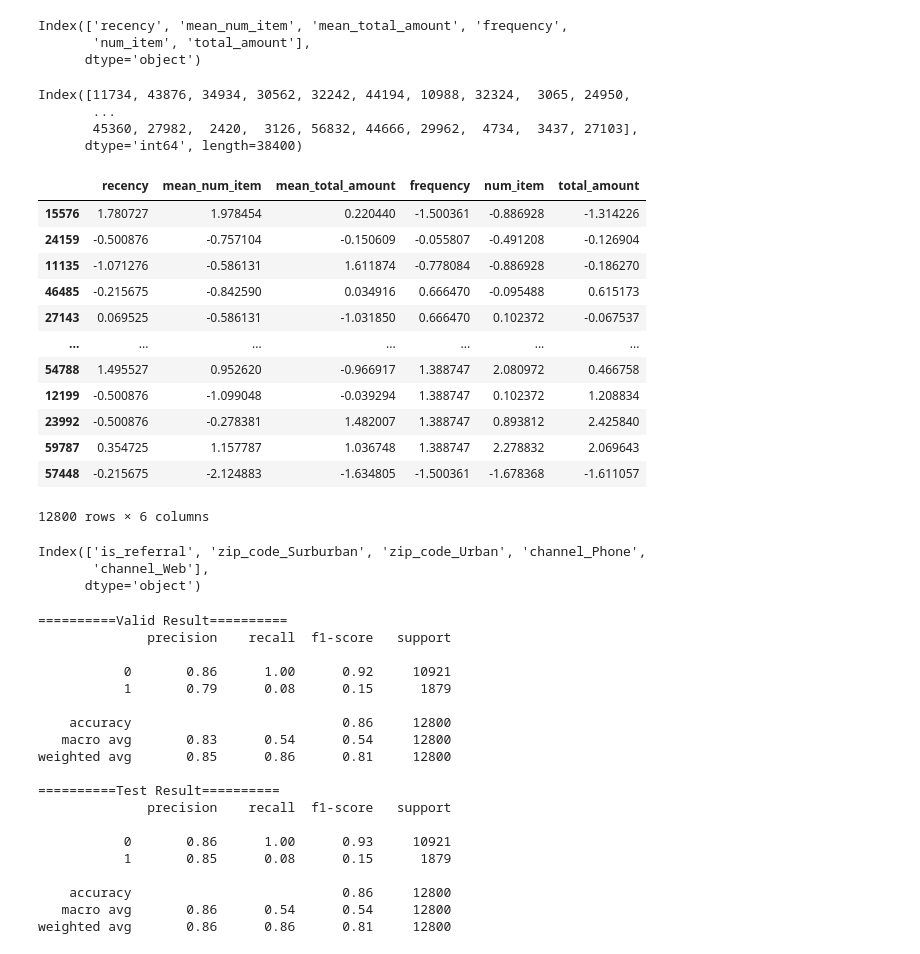
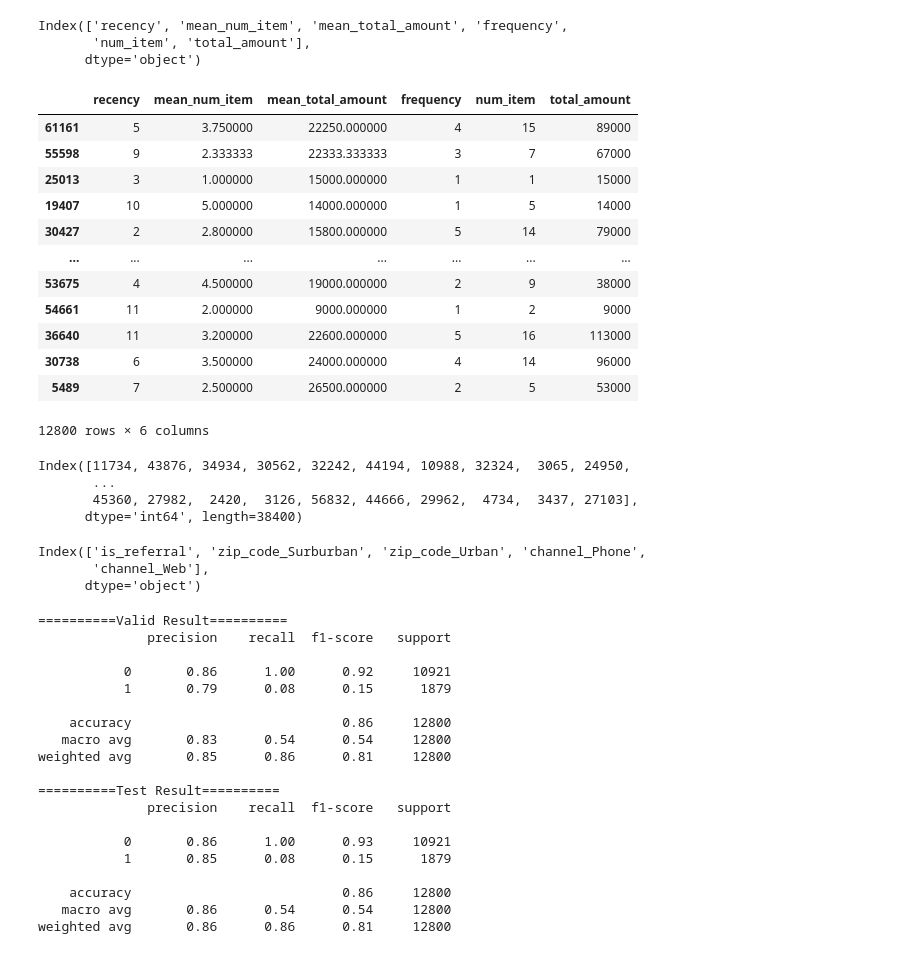
Before and after one commit to eunso03/fintech, a Jupyter notebook: 05machine_learning/12지도학습_분류분석_KNN_SVM_프로모션_효율예측분석.ipynb, the cells around one changed output. Cells and saved outputs as stored; diff of their text form; code cells hidden in the pictures.

```diff
--- a/05machine_learning/12지도학습_분류분석_KNN_SVM_프로모션_효율예측분석.ipynb
+++ b/05machine_learning/12지도학습_분류분석_KNN_SVM_프로모션_효율예측분석.ipynb
@@ -915,6 +928,22 @@ Index(['recency', 'mean_num_item', 'mean_total_amount', 'frequency',
       dtype='object')
 # %%
 num_cols = X_train_num.columns
+# %%
+X_valid[num_cols]
+# %% [output]
+|  | recency | mean_num_item | mean_total_amount | frequency | num_item | total_amount |
+| 61161 | 5 | 3.750000 | 22250.000000 | 4 | 15 | 89000 |
+| 55598 | 9 | 2.333333 | 22333.333333 | 3 | 7 | 67000 |
+| 25013 | 3 | 1.000000 | 15000.000000 | 1 | 1 | 15000 |
+| 19407 | 10 | 5.000000 | 14000.000000 | 1 | 5 | 14000 |
+| 30427 | 2 | 2.800000 | 15800.000000 | 5 | 14 | 79000 |
+| ... | ... | ... | ... | ... | ... | ... |
+| 53675 | 4 | 4.500000 | 19000.000000 | 2 | 9 | 38000 |
+| 54661 | 11 | 2.000000 | 9000.000000 | 1 | 2 | 9000 |
+| 36640 | 11 | 3.200000 | 22600.000000 | 5 | 16 | 113000 |
+| 30738 | 6 | 3.500000 | 24000.000000 | 4 | 14 | 96000 |
+| 5489 | 7 | 2.500000 | 26500.000000 | 2 | 5 | 53000 |
+12800 rows × 6 columns
 # %%
 ss = StandardScaler()
 ss.fit(X_train_num)
@@ -933,27 +962,11 @@ ss_X_train_num = pd.DataFrame(X_train_num_temp, columns=num_cols, index=X_train_
 ss_X_valid_num = pd.DataFrame(X_valid_num_temp, columns=num_cols, index=X_valid.index)
 ss_X_test_num = pd.DataFrame(X_test_num_temp, columns=num_cols, index=X_test.index)
 # %%
-ss_X_test_num
+X_train_cat.columns
 # %% [output]
-|  | recency | mean_num_item | mean_total_amount | frequency | num_item | total_amount |
-| 15576 | 1.780727 | 1.978454 | 0.220440 | -1.500361 | -0.886928 | -1.314226 |
-| 24159 | -0.500876 | -0.757104 | -0.150609 | -0.055807 | -0.491208 | -0.126904 |
-| 11135 | -1.071276 | -0.586131 | 1.611874 | -0.778084 | -0.886928 | -0.186270 |
-| 46485 | -0.215675 | -0.842590 | 0.034916 | 0.666470 | -0.095488 | 0.615173 |
-| 27143 | 0.069525 | -0.586131 | -1.031850 | 0.666470 | 0.102372 | -0.067537 |
-| ... | ... | ... | ... | ... | ... | ... |
-| 54788 | 1.495527 | 0.952620 | -0.966917 | 1.388747 | 2.080972 | 0.466758 |
-| 12199 | -0.500876 | -1.099048 | -0.039294 | 1.388747 | 0.102372 | 1.208834 |
-| 23992 | -0.500876 | -0.278381 | 1.482007 | 1.388747 | 0.893812 | 2.425840 |
-| 59787 | 0.354725 | 1.157787 | 1.036748 | 1.388747 | 2.278832 | 2.069643 |
-| 57448 | -0.215675 | -2.124883 | -1.634805 | -1.500361 | -1.678368 | -1.611057 |
-12800 rows × 6 columns
+Index(['is_referral', 'zip_code_Surburban', 'zip_code_Urban', 'channel_Phone',
+       'channel_Web'],
+      dtype='object')
-# %%
-X_train_cat.columns
-# %% [output]
-Index(['is_referral', 'zip_code_Surburban', 'zip_code_Urban', 'channel_Phone',
-       'channel_Web'],
-      dtype='object')
 # %%
 cat_cols = X_train_cat.columns
 # %%
```
Also changed, not shown: parts of 6 cells of this notebook.
